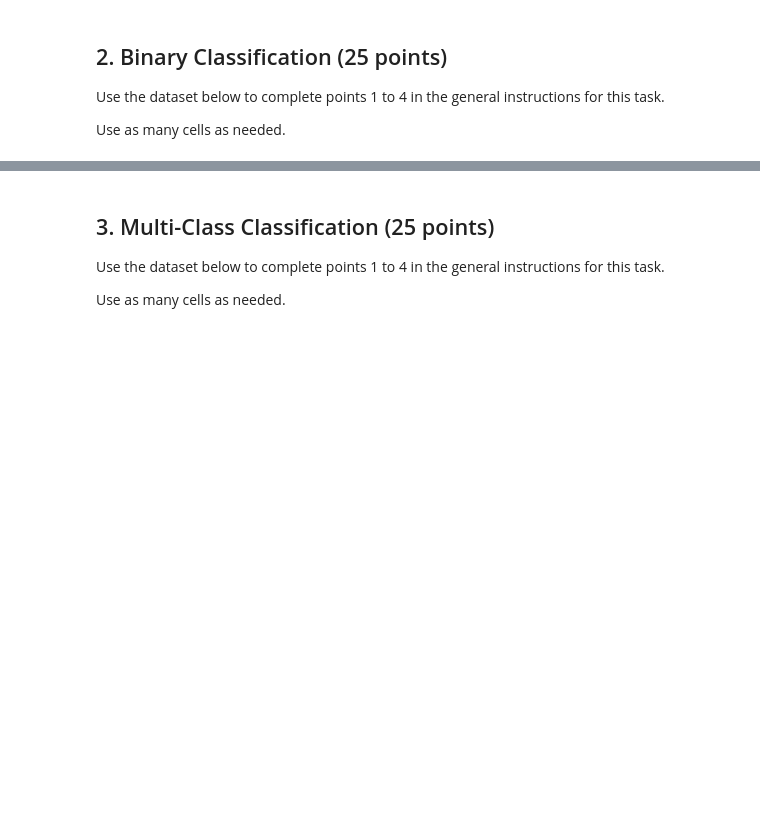
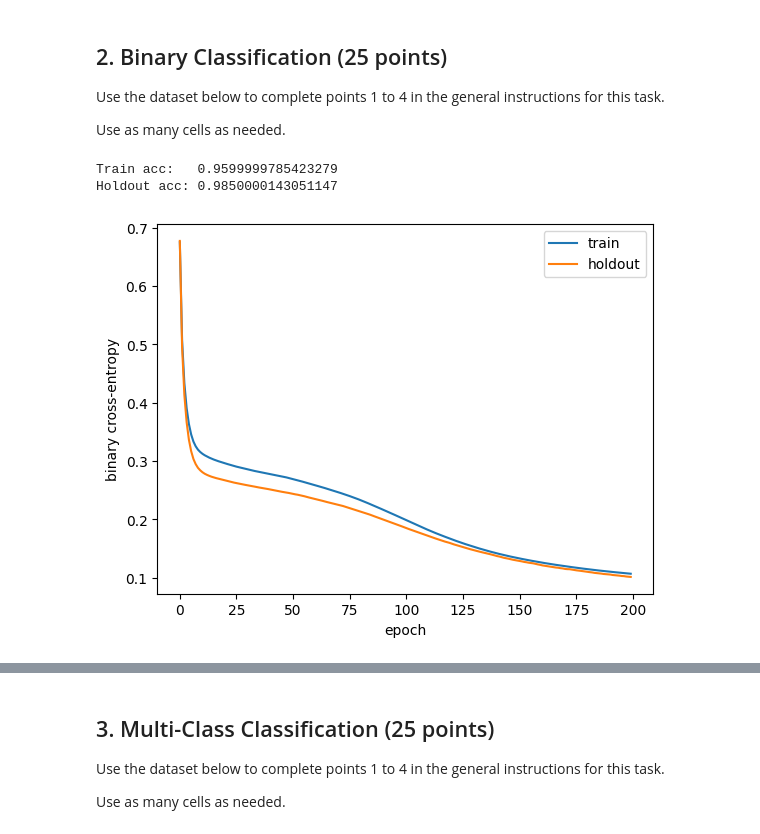
Before and after one commit to james-torgerson/ds4021_lab04, a Jupyter notebook: 04-manual-mlps.ipynb, the cells around one changed output, grey strips where cells are left out. Cells and saved outputs as stored; diff of their text form; code cells hidden in the pictures; blank space fills up the shorter version.

Commit message:
Completed part 2: binary classification

```diff
--- a/04-manual-mlps.ipynb
+++ b/04-manual-mlps.ipynb
@@ -103,0 +109,19 @@ X, y = make_moons(n_samples=1000, noise=0.2, random_state=42)
+# %%
+# 80/20 split
+
+X_train, X_test, y_train, y_test = train_test_split(
+    X, y, test_size=0.2, random_state=1234, stratify=y)
+# %%
+# standardize on train set
+scaler = StandardScaler().fit(X_train)
+
+# apply to train and test sets
+X_train_s = scaler.transform(X_train)
+X_test_s = scaler.transform(X_test)
+# %%
+# convert to PyTorch tensors
+
+X_train_t = torch.tensor(X_train_s, dtype=torch.float32)
+X_test_t = torch.tensor(X_test_s, dtype=torch.float32)
+y_train_t = torch.tensor(y_train, dtype=torch.float32).reshape(-1, 1)
+y_test_t = torch.tensor(y_test, dtype=torch.float32).reshape(-1, 1)
@@ -103,0 +206,17 @@ X, y = make_moons(n_samples=1000, noise=0.2, random_state=42)
+# %%
+# sanity check
+m = BinaryMLP(2, 8, n_layers=1, activation="relu")
+m.fit(X_train_t, y_train_t, epochs=200, lr=0.05, X_val=X_test_t, y_val=y_test_t)
+
+# print accuracy on training and holdout sets
+print("Train acc:  ", accuracy_b(y_train_t, m.predict(X_train_t)))
+print("Holdout acc:", accuracy_b(y_test_t, m.predict(X_test_t)))
+
+# plot loss across epochs
+plt.plot(m.history["train_cost"], label="train")
+plt.plot(m.history["val_cost"], label="holdout")
+plt.xlabel("epoch"); plt.ylabel("binary cross-entropy"); plt.legend(); plt.show()
+# %% [output]
+Train acc:   0.9599999785423279
+Holdout acc: 0.9850000143051147
+[figure, added]
```
Also changed, not shown: parts of 4 cells of this notebook.
